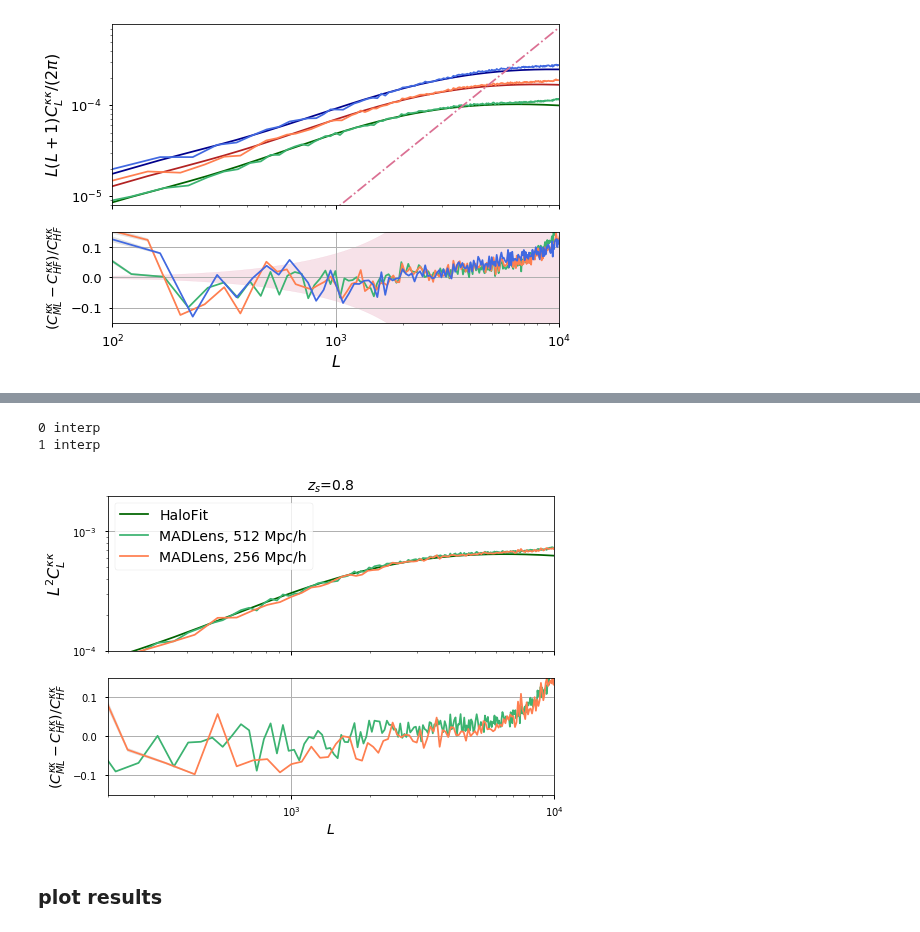
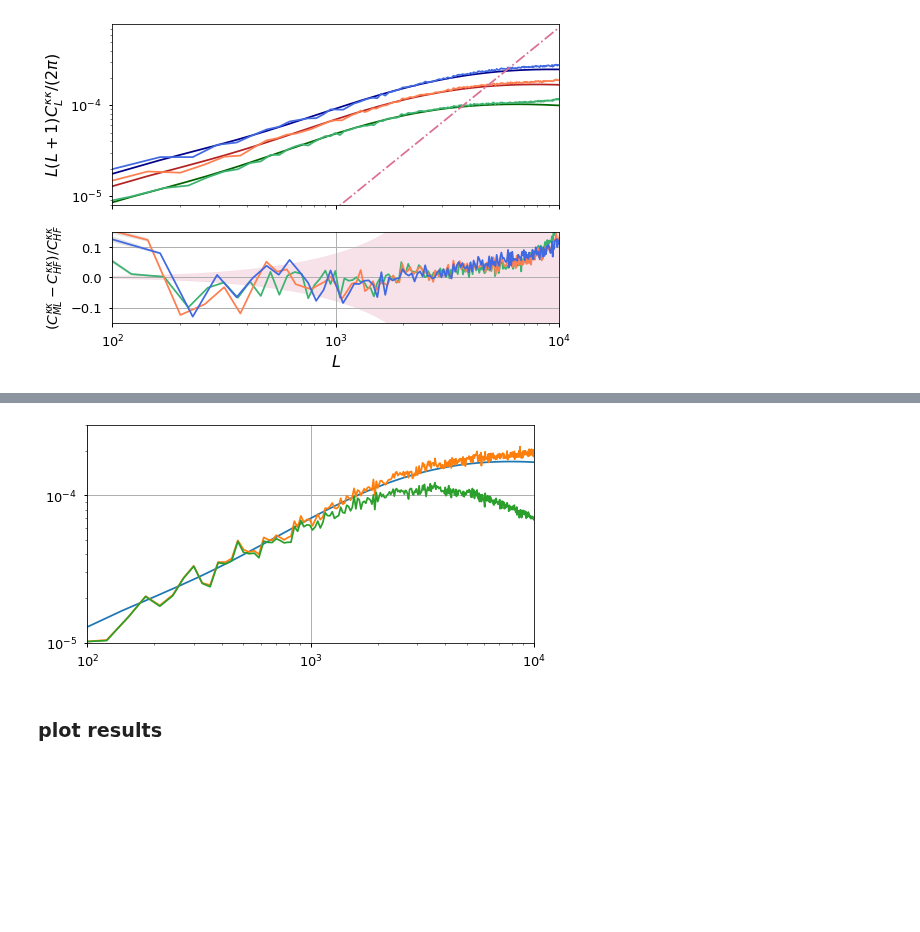
Before and after one commit to VMBoehm/MADLens, a Jupyter notebook: notebooks/PlotResults-publications.ipynb, the cells around one changed output, grey strips where cells are left out. Cells and saved outputs as stored; diff of their text form; code cells hidden in the pictures; blank space fills up the shorter version.

```diff
--- a/notebooks/PlotResults-publications.ipynb
+++ b/notebooks/PlotResults-publications.ipynb
@@ -441,6 +439,0 @@ plot(z1_runs, boxsizes=[256,256], interps=['interp','interp_PGD'], zss=[1.0,1.0]
-# %%
-plot(z1_runs, boxsizes=[512,256], interps=['interp','interp'], zss=[0.8,0.8], labels=['',''])
-# %% [output]
-0 interp
-1 interp
-[figure, removed]
@@ -451,3 +440,16 @@ down_sampled_map = downsample_map(mymap,512,z1_runs['256']['interp']['1.0'].para
+# %%
+plt.figure(figsize=(8,4))
+l= cross_power['k']
+halofit = runs['512']['interp']['1.0'].theory_cls['1.0']['clkk']
+LL = runs['512']['interp']['1.0'].theory_cls['1.0']['L']
+plt.loglog(LL,LL*(LL+1)/2./np.pi*halofit)
+plt.loglog(l,l*(l+1)/2./np.pi*power1['power'])
+plt.loglog(l,l*(l+1)/2./np.pi*power2['power'])
+plt.xlim(100,1e4)
+plt.ylim(1e-5,3e-4)
+plt.grid()
+# %% [output]
+[figure, added]
 # %% [markdown]
 ### plot results
 # %%
```
Also changed, not shown: parts of 6 cells of this notebook, 1 other file.
